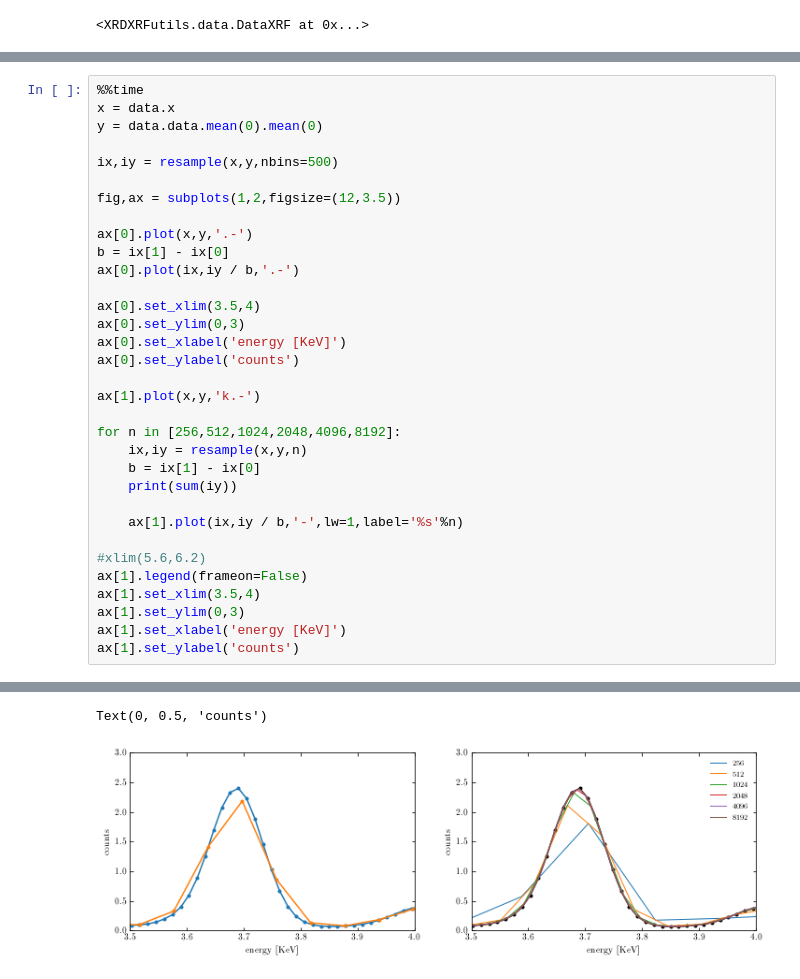
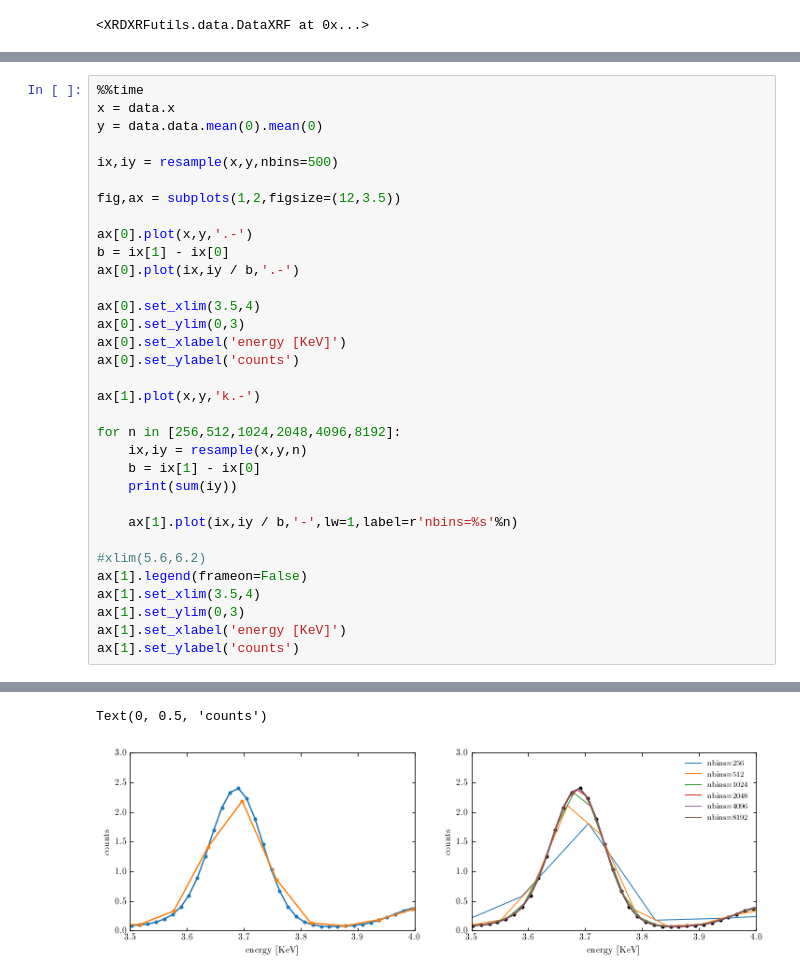
Before and after one commit to zpreisler/XRDXRFutils, a Jupyter notebook: read_data_XRF.ipynb, the cells around one changed output, grey strips where cells are left out. Drawn from its saved outputs; the diff is of its cells as text.

```diff
--- a/read_data_XRF.ipynb
+++ b/read_data_XRF.ipynb
@@ -151,7 +139,7 @@ for n in [256,512,1024,2048,4096,8192]:
     b = ix[1] - ix[0]
     print(sum(iy))
 
-    ax[1].plot(ix,iy / b,'-',lw=1,label='%s'%n)
+    ax[1].plot(ix,iy / b,'-',lw=1,label=r'nbins=%s'%n)
 
 #xlim(5.6,6.2)
 ax[1].legend(frameon=False)
@@ -171,2 +159,2 @@ Wall time: 768 ms
 Text(0, 0.5, 'counts')
-[figure, old version]
+[figure, new version]
```
Also changed, not shown: parts of 21 cells of this notebook, 1 other file.
